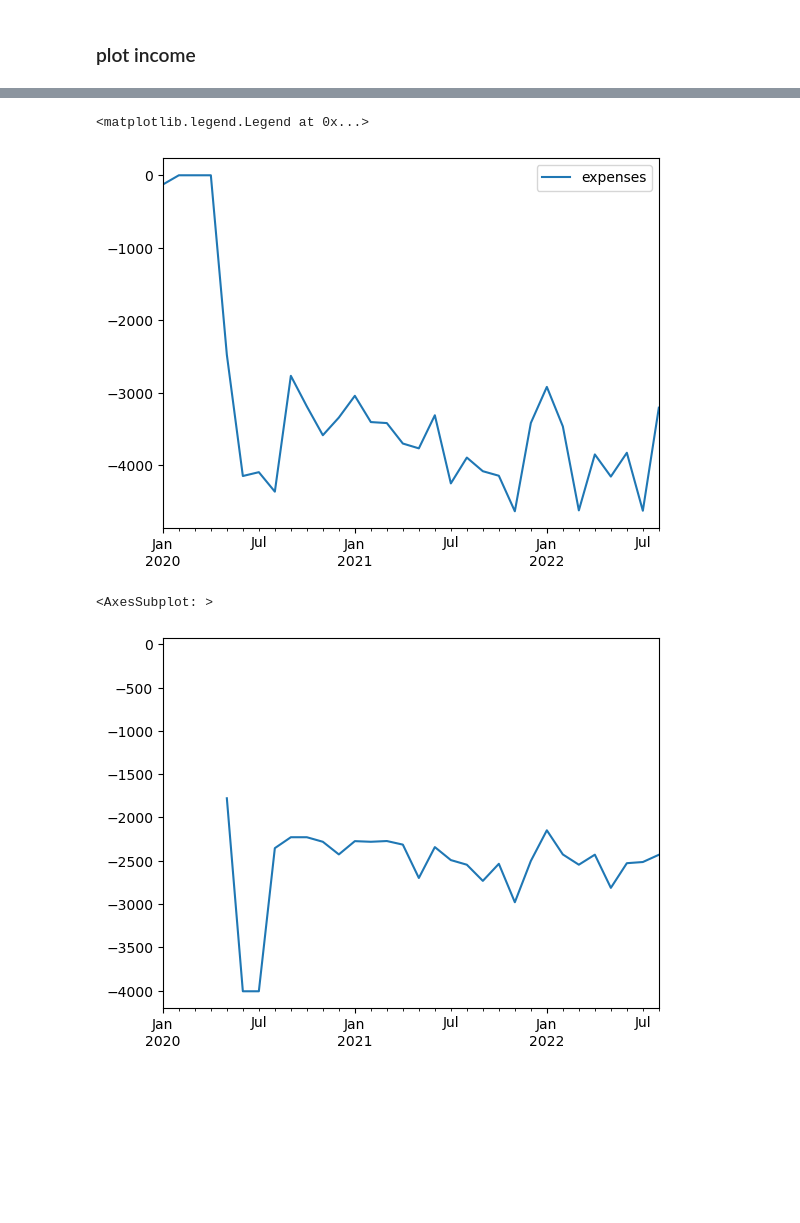
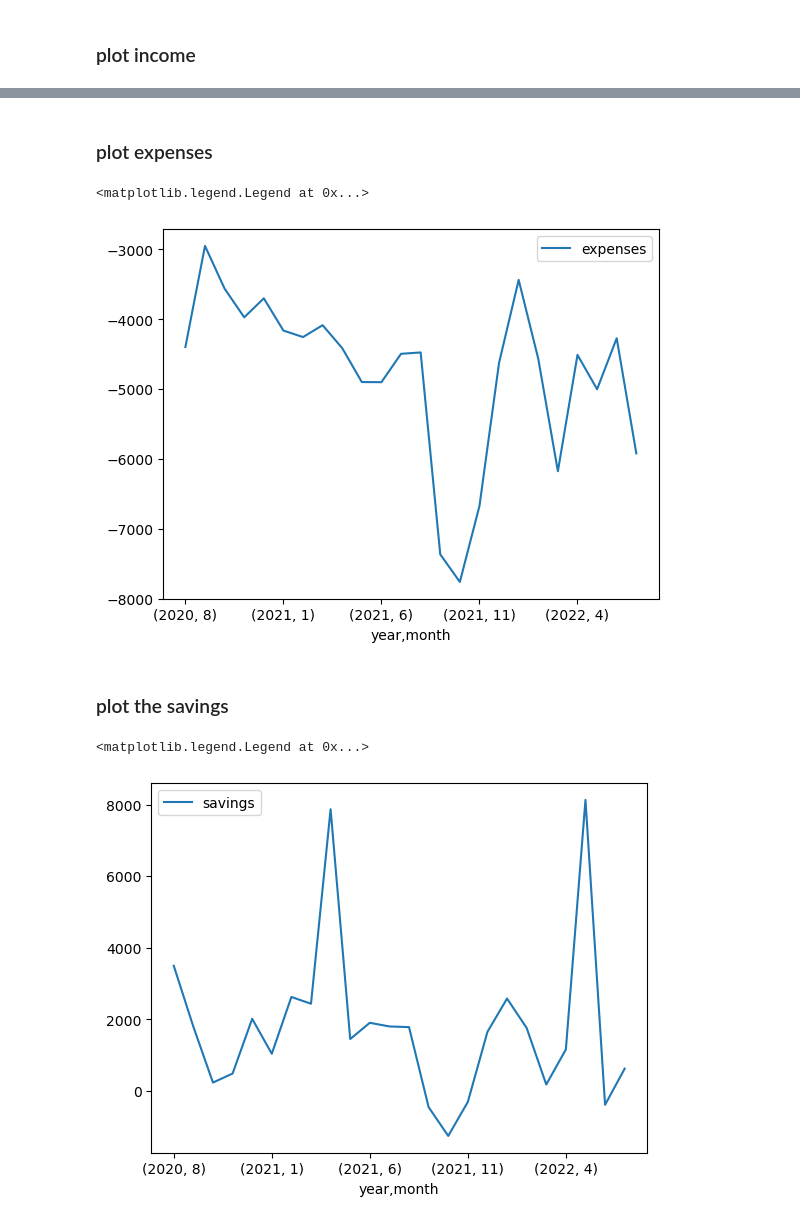
Before and after one commit to JanGieseler/BankClassify, a Jupyter notebook: notebooks/visualize.ipynb, the cells around one changed output, grey strips where cells are left out. Saved outputs shown, nothing was run; the diff lists cells and outputs as text; code cells hidden in the pictures; blank space fills up the shorter version.

Commit message:
removed presents for others category

```diff
--- a/notebooks/visualize.ipynb
+++ b/notebooks/visualize.ipynb
@@ -78,8 +220,11 @@ plt.legend()
+# %% [markdown]
+### plot expenses
 # %%
 # sum up everything that is not Income or Investment
-expenses = [s  for s in grouped.index.levels[1] if not ('Income'  in s or 'Investments'  in s)]
-sum([grouped[:, s ].fillna(0) for s in expenses]).plot(label = 'expenses')
+# expenses = [s  for s in grouped.index.levels[1] if not ('Income'  in s or 'Investments'  in s)]
+expenses = set(grouped.index.levels[-1]).difference(['Investments']+ [s for s in grouped.index.levels[-1] if 'Income' in s])
+sum([grouped[:,:, s ].fillna(0) for s in expenses]).plot(label = 'expenses')
 plt.legend()
 # %% [output]
 <matplotlib.legend.Legend at 0x...>
-[figure, old version]
+[figure, new version]
@@ -88,5 +230,0 @@ plt.legend()
-# %%
-grouped[:,'Bill - Utilities, Rent & Fees'].plot()
-# %% [output]
-<AxesSubplot: >
-[figure, removed]
@@ -92,0 +233,18 @@ grouped[:,'Bill - Utilities, Rent & Fees'].plot()
+# %% [markdown]
+### plot the savings
+# %%
+savings = set(grouped.index.levels[-1]).difference(['Investments', 'Income - Presents'])
+# sum up everything that is not Investment or Presents to get the amount that can be saved each month
+sum([grouped[:,:, s ].fillna(0) for s in savings]).plot(label = 'savings')
+# (-grouped[:, 'Investments']).plot(label = 'Investments')
+plt.legend()
+
+
+# savings = set(grouped.index.levels[1]).difference(['Investments'])
+# # sum up everything that is not Investment or Presents to get the amount that can be saved each month
+# sum([grouped[:, s ].fillna(0) for s in savings]).plot(label = 'savings incl. presents')
+# # (-grouped[:, 'Investments']).plot(label = 'Investments')
+# plt.legend()
+# %% [output]
+<matplotlib.legend.Legend at 0x...>
+[figure, added]
```
Also changed, not shown: parts of 50 cells of this notebook, 5 other files.
